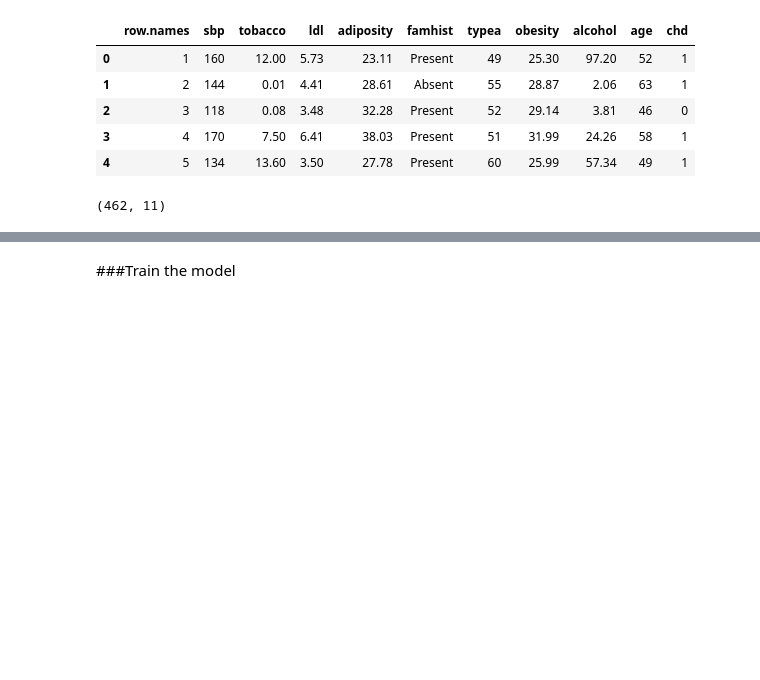
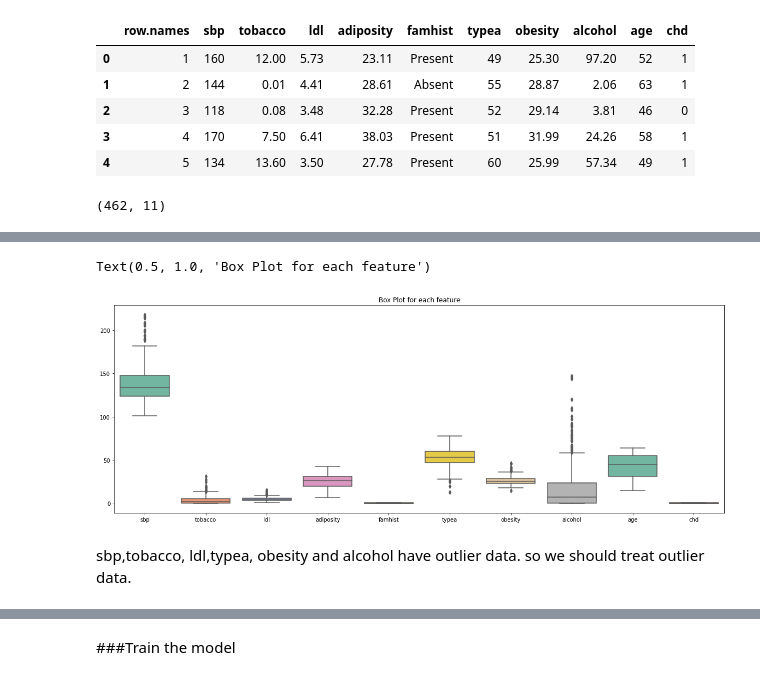
Before and after one commit to ZahraDehghani99/AI-Internship, a Jupyter notebook: Phase02_Intro_to_NN/Phase02_Intro_to_NN.ipynb, the cells around one changed output, grey strips where cells are left out. Drawn from its saved outputs; the diff is of its cells as text; code cells hidden in the pictures; blank space fills up the shorter version.

```diff
--- a/Phase02_Intro_to_NN/Phase02_Intro_to_NN.ipynb
+++ b/Phase02_Intro_to_NN/Phase02_Intro_to_NN.ipynb
@@ -220,0 +250,10 @@ data.head()
+# %%
+fig = plt.figure(figsize =(20, 7))
+# Creating plot
+ax = sns.boxplot(data=data, orient="v", palette="Set2")
+plt.title("Box Plot for each feature")
+# %% [output]
+Text(0.5, 1.0, 'Box Plot for each feature')
+[figure, added]
+# %% [markdown]
+sbp,tobacco, ldl,typea, obesity and alcohol have outlier data. so we should treat outlier data.
```
Also changed, not shown: parts of 50 cells of this notebook.
